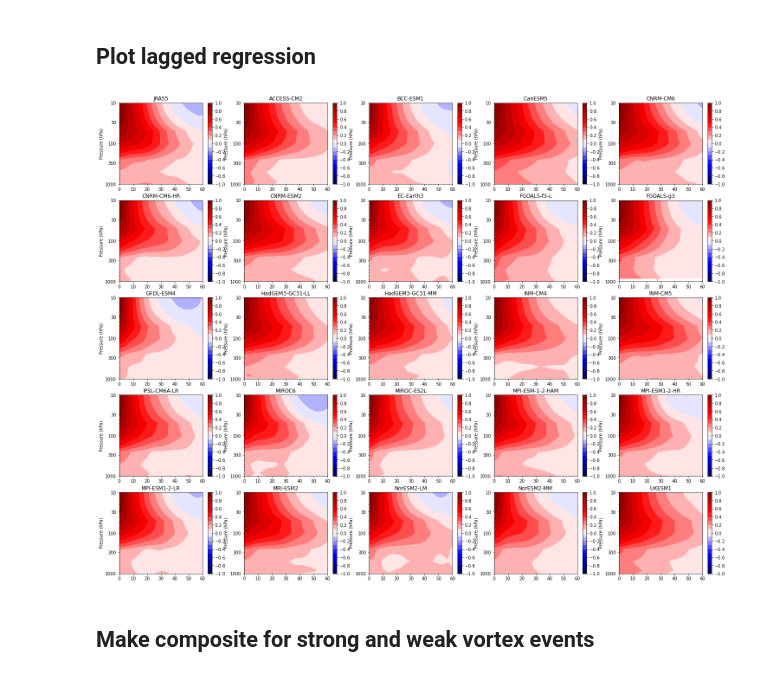
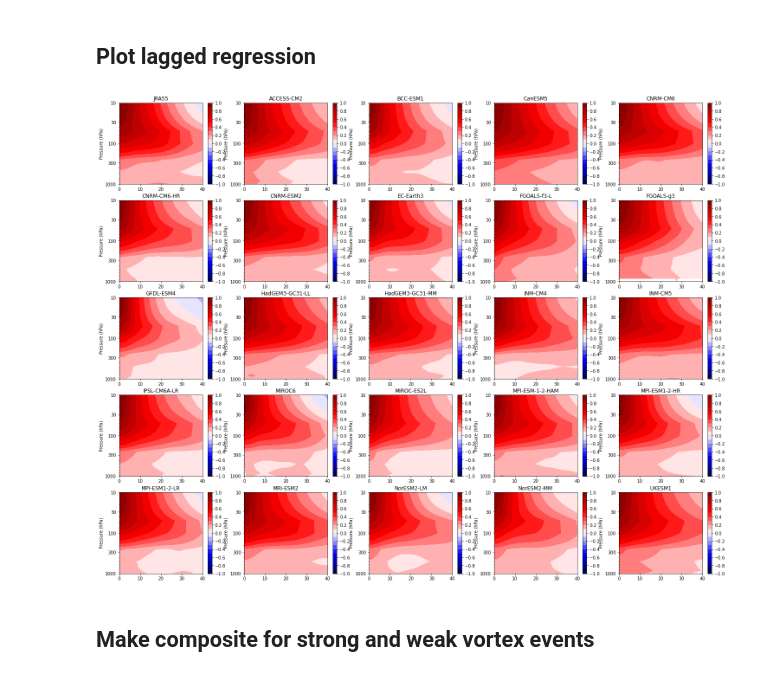
Before and after one commit to gchenpu/python, a Jupyter notebook: AM_indices/read_AM_index_cmip6.ipynb, the cells around one changed output. Drawn from its saved outputs; the diff is of its cells as text; code cells hidden in the pictures.

Commit message:
update the codes to read obs and model data

```diff
--- a/AM_indices/read_AM_index_cmip6.ipynb
+++ b/AM_indices/read_AM_index_cmip6.ipynb
@@ -221,7 +224,7 @@ legend = ax1.legend(bbox_to_anchor=(0.5,-0.6), loc='lower center', ncol=3)
 ## Plot lagged regression
 # %%
 # from AM_plot_mod import plot_lag_reg
-def plot_lag_reg(y, p, lag_time=60, model=None):
+def plot_lag_reg(y, p, lag_time=40, model=None):
 
     data_size = len(y)
     kk = np.isin(p, 10).nonzero()[0][0]
@@ -231,34 +234,38 @@ def plot_lag_reg(y, p, lag_time=60, model=None):
     for lag in range(lag_time+1):
         Ct_p[lag, :] = y[lag:, :].T @ y[0:data_size-lag, kk] / (data_size-lag)
 
     cmax = 1
     cm = 'seismic' # 'bwr'
     # fig = plt.figure(figsize=(12,5))
     # ax = fig.add_subplot(1,2,1)
     plt.contourf(lags, p, Ct_p.T, np.linspace(-cmax, cmax, 21), cmap=cm)
     cbar = plt.colorbar()
     cbar.set_ticks(np.linspace(-cmax, cmax, 11))
     plt.gca().invert_yaxis()
     # plt.xlabel('lag (days)')
     plt.ylabel('Pressure (hPa)')
     plt.yscale('log')
     plt.yticks([10, 30, 100, 300, 1000])
     plt.gca().get_yaxis().set_major_formatter(mpl.ticker.ScalarFormatter())
     plt.title(f"{model}")
 
 fig = plt.figure(figsize=(25,20))
 ax1 = fig.add_subplot(5, 5, 1)
 y = D0.NAM.data
 p = D0.level
 plot_lag_reg(y, p, model=D0.name)
 
 for i, D in enumerate(D_list):
     ax1 = fig.add_subplot(5, 5, i+2)
     y = D.NAM.data
     p = D.level
     plot_lag_reg(y, p, model=D.name)
+
+
+# if True:
+#         plt.savefig('Figs/AM_reg.png', transparent=True)
 # %% [output]
-[figure, old version]
+[figure, new version]
 # %% [markdown]
 ## Make composite for strong and weak vortex events
 # %%
```
Also changed, not shown: parts of 3 cells of this notebook, 2 other files.
